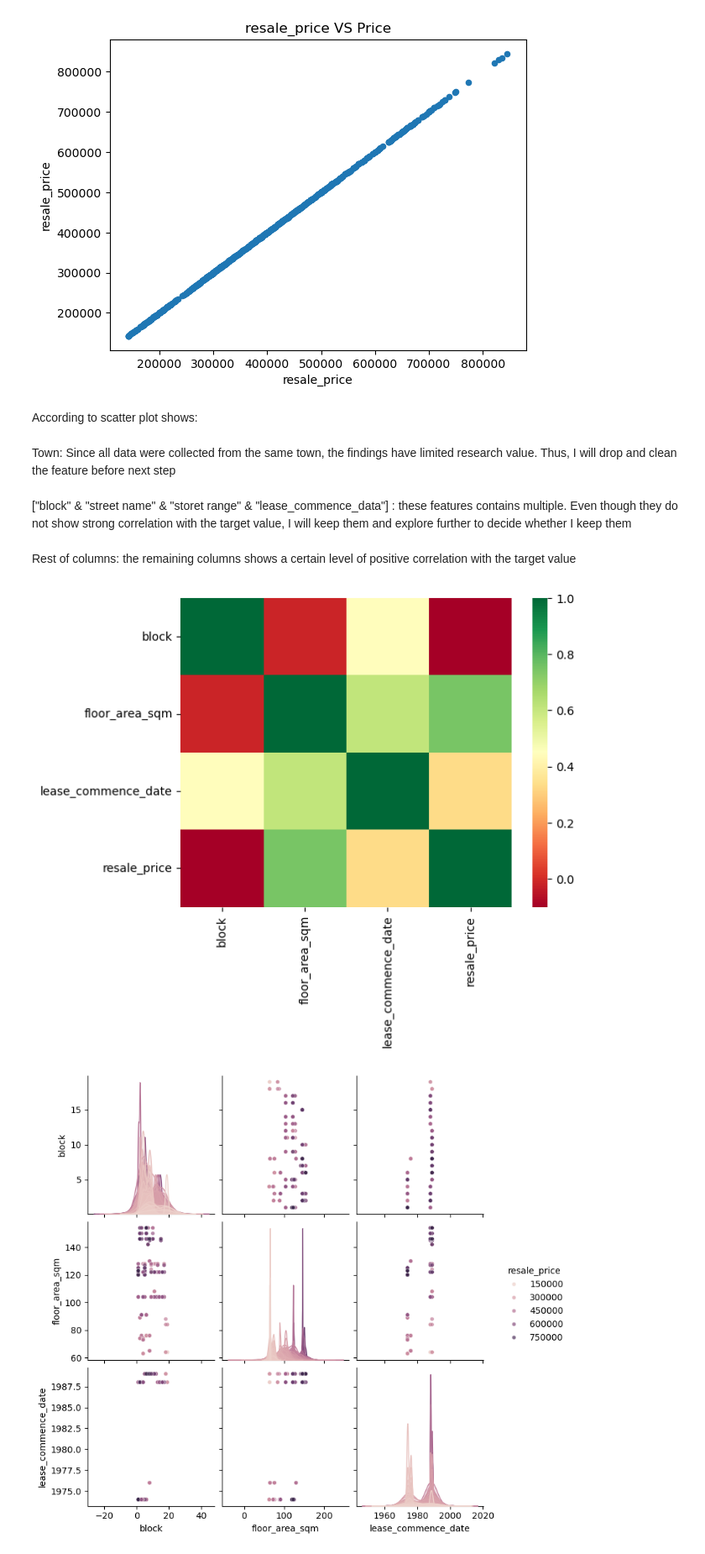
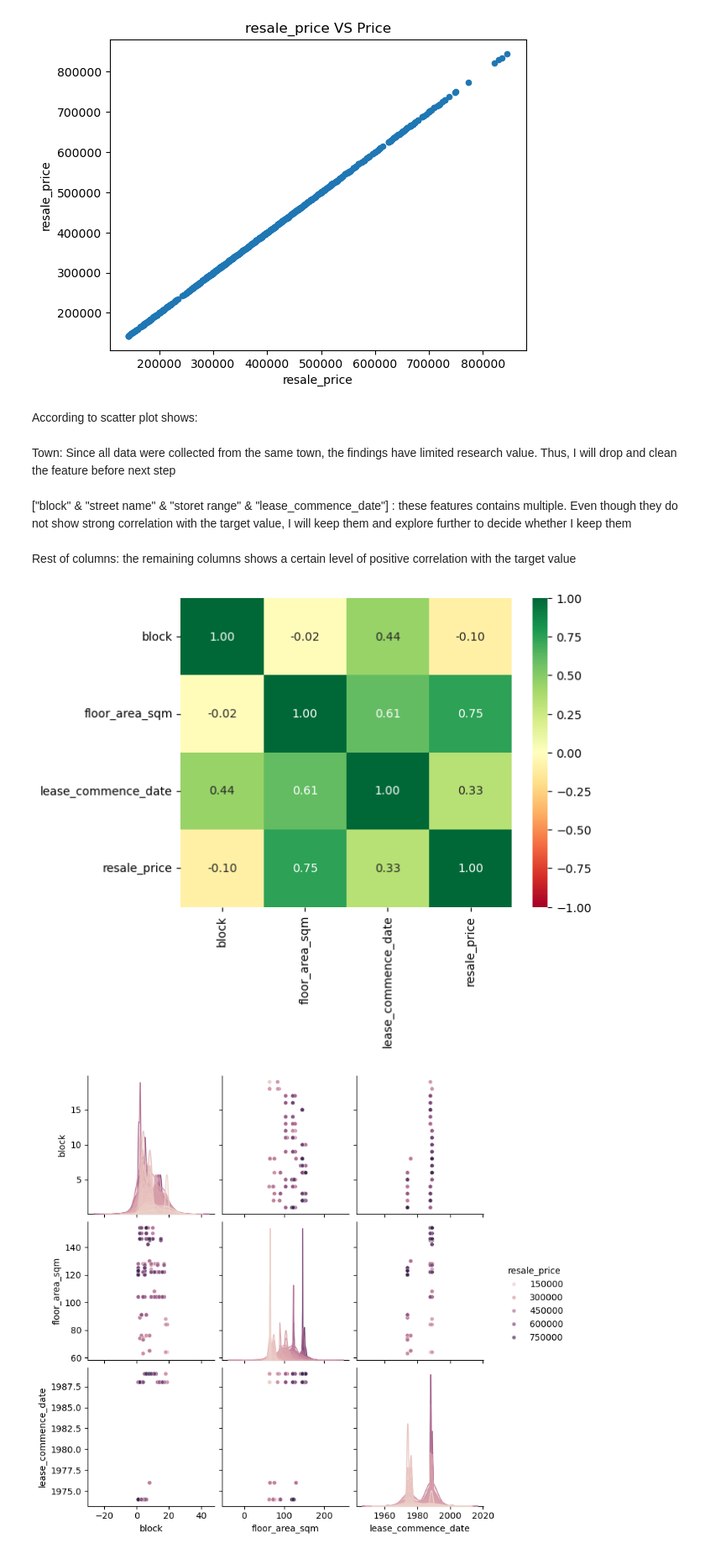
Before and after one commit to yongchuangqingdao-web/mldp_proj, a Jupyter notebook: MLDP Program Codes Submission Template.ipynb, the cells around one changed output. Shown at 84% size. Drawn from its saved outputs; the diff is of its cells as text; code cells hidden in the pictures.

```diff
--- a/MLDP Program Codes Submission Template.ipynb
+++ b/MLDP Program Codes Submission Template.ipynb
@@ -194,18 +194,23 @@ for col_x in df.columns:
 # %% [markdown]
 According to scatter plot shows:<br><br>
 Town: Since all data were collected from the same town, the findings have limited research value. Thus, I will drop and clean the feature before next step<br><br>
-["block" & "street name" & "storet range" & "lease_commence_data"] : these features contains multiple. Even though they do not show strong correlation with the target value, I will keep them and explore further to decide whether I keep them<br><br>
+["block" & "street name" & "storet range" & "lease_commence_date"] : these features contains multiple. Even though they do not show strong correlation with the target value, I will keep them and explore further to decide whether I keep them<br><br>
 Rest of columns:  the remaining columns shows a certain level of positive correlation with the target value
 # %%
 df = df.drop("town", axis=1)
 # %%
 ## Plot heatmap
 ## Display correlation matrix
 df_corr = df[col_numeric].corr()
-sns.heatmap(df_corr, cmap='RdYlGn')
+sns.heatmap(df_corr,
+            cmap='RdYlGn',
+            annot=True,
+            fmt=".2f",
+            vmin=-1,vmax=1
+)
 plt.show()
 # %% [output]
-[figure, old version]
+[figure, new version]
 # %%
 ## Plot pairplot
 sns.pairplot(df,
```
Also changed, not shown: parts of 24 cells of this notebook, 4 other files.
